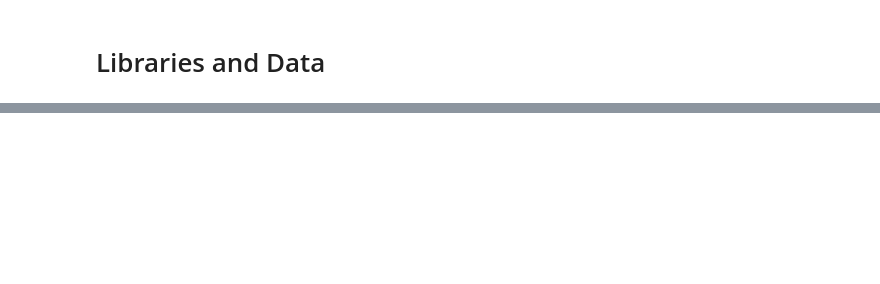
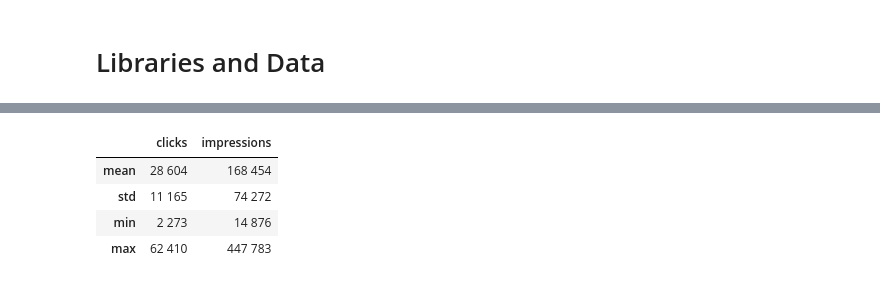
Before and after one commit to nocibambi/adverity-ctr-challenge, a Jupyter notebook: outlier_detection.ipynb, the cells around one changed output, grey strips where cells are left out. Saved outputs shown, nothing was run; the diff lists cells and outputs as text; code cells hidden in the pictures; blank space fills up the shorter version.

```diff
--- a/outlier_detection.ipynb
+++ b/outlier_detection.ipynb
@@ -15,6 +19,20 @@ import pandas as pd
 # %%
-# Original data load
-zipfile = ZipFile("./data/avazu-ctr-prediction.zip")
-train = pd.read_csv(
-    zipfile.open("train.gz"), compression="gzip", usecols=["click", "hour"]
-)
+def first_load(save_feather=False):
+    # Original data load
+    zipfile = ZipFile("./data/avazu-ctr-prediction.zip")
+    train = pd.read_csv(
+        zipfile.open("train.gz"), compression="gzip", usecols=["click", "hour"]
+    )
+
+    # Save to feather, for faster data reloads
+    if save_feather:
+        train.to_feather("./data/train.feather")
+    assert train.equals(pd.read_feather("./data/train.feather"))
+
+    return train
+
+
+train = first_load(save_feather=True)
+
+# Load from feather
+# train = pd.read_feather("./data/train.feather")
@@ -56,6 +104,18 @@ assert train.index.is_monotonic, "Timestamp is not monotonic."
 # %%
 
 hourly = pd.DataFrame()
-hourly["CTR"] = train.resample("H")["click"].mean()
 hourly["clicks"] = train.resample("H")["click"].sum()
 hourly["impressions"] = train.resample("H")["click"].count()
+
+display(
+    hourly[["clicks", "impressions"]]
+    .describe()
+    .loc[["mean", "std", "min", "max"], :]
+    .style.format(precision=0, thousands=" ")
+)
+# %% [output]
+|  | clicks | impressions |
+| mean | 28 604 | 168 454 |
+| std | 11 165 | 74 272 |
+| min | 2 273 | 14 876 |
+| max | 62 410 | 447 783 |
```
Also changed, not shown: parts of 17 cells of this notebook, 1 other file.
